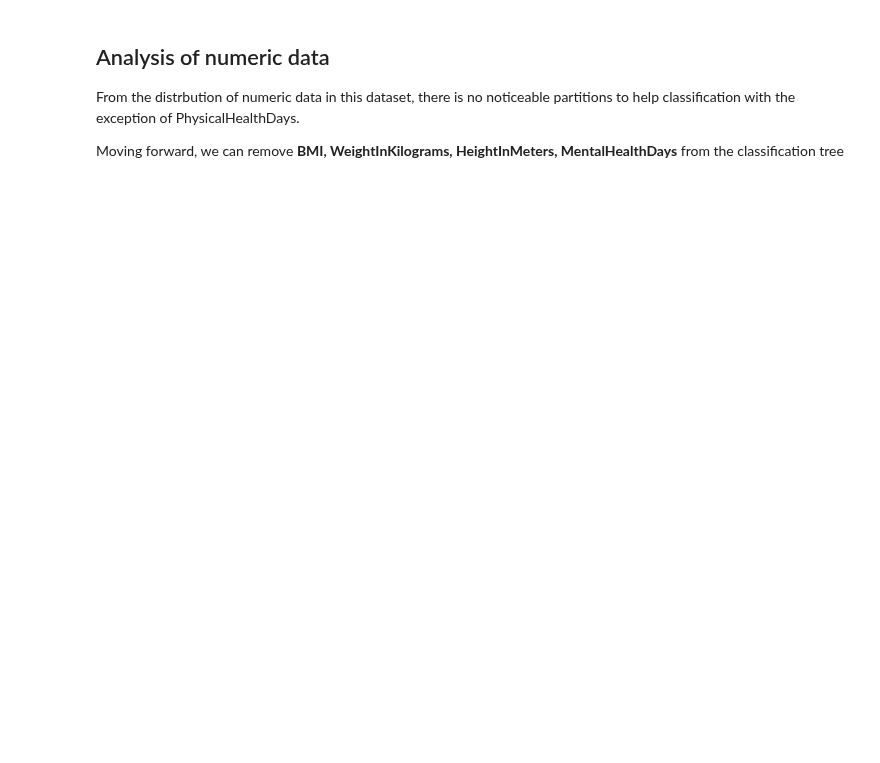
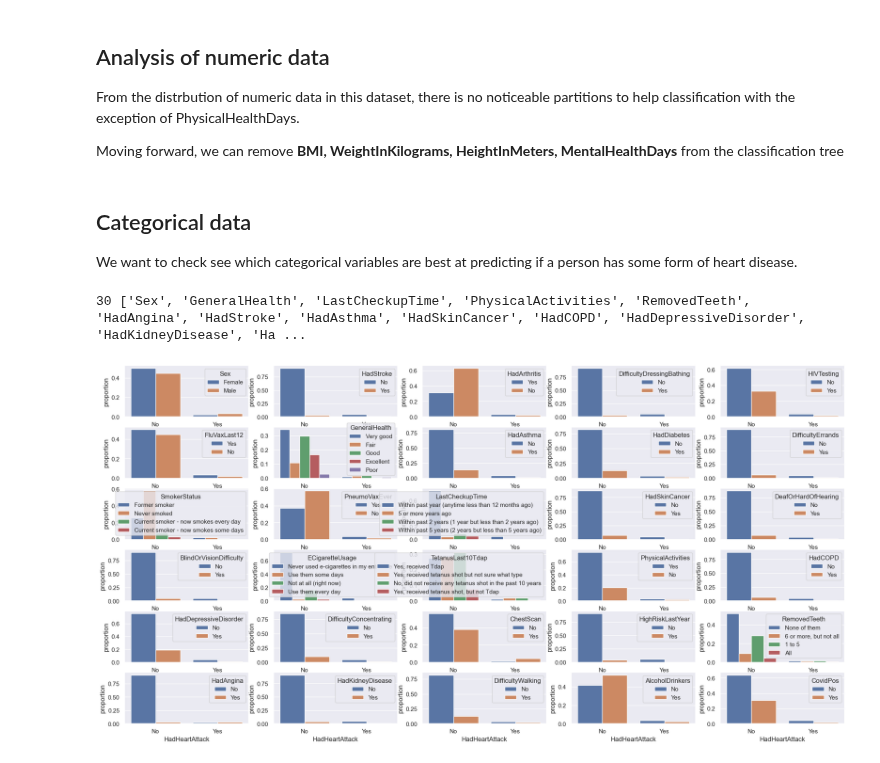
Before and after one commit to lczm/NTU-SC1015, a Jupyter notebook: Spaceship.ipynb, the cells around one changed output. Drawn from its saved outputs; the diff is of its cells as text; code cells hidden in the pictures; blank space fills up the shorter version.

```diff
--- a/Spaceship.ipynb
+++ b/Spaceship.ipynb
@@ -152,3 +149,27 @@ for i in vars:
 From the distrbution of numeric data in this dataset, there is no noticeable partitions to help classification with the exception of PhysicalHealthDays.
 
 Moving forward, we can remove **BMI, WeightInKilograms, HeightInMeters, MentalHealthDays** from the classification tree
+# %% [markdown]
+## Categorical data
+We want to check see which categorical variables are best at predicting if a person has some form of heart disease.
+# %%
+# We don't want to include the HadHeartAttack column here as we want to compare against it.
+categorical_columns = [col for col in df if is_string_dtype(df[col])
+                       and col != 'HadHeartAttack'
+                       and col != 'State'
+                       and col != 'AgeCategory'
+                       and col != 'RaceEthnicityCategory']
+print(len(categorical_columns), categorical_columns)
+# %% [output]
+30 ['Sex', 'GeneralHealth', 'LastCheckupTime', 'PhysicalActivities', 'RemovedTeeth', 'HadAngina', 'HadStroke', 'HadAsthma', 'HadSkinCancer', 'HadCOPD', 'HadDepressiveDisorder', 'HadKidneyDisease', 'Ha ...
+# %%
+# 30 columns, so lets build 6x5 grid
+f, axes = plt.subplots(6, 5, figsize=(24, 12))
+for i, col in enumerate(categorical_columns):
+    r = int(i % 6)
+    c = int(i % 5)
+    sb.countplot(pd.concat([df[col], df['HadHeartAttack']], axis=1),
+                 x='HadHeartAttack', hue=col, stat='proportion',
+                 legend='auto', ax=axes[r][c])
+# %% [output]
+[figure, added]
```
Also changed, not shown: parts of 1 cell of this notebook.
